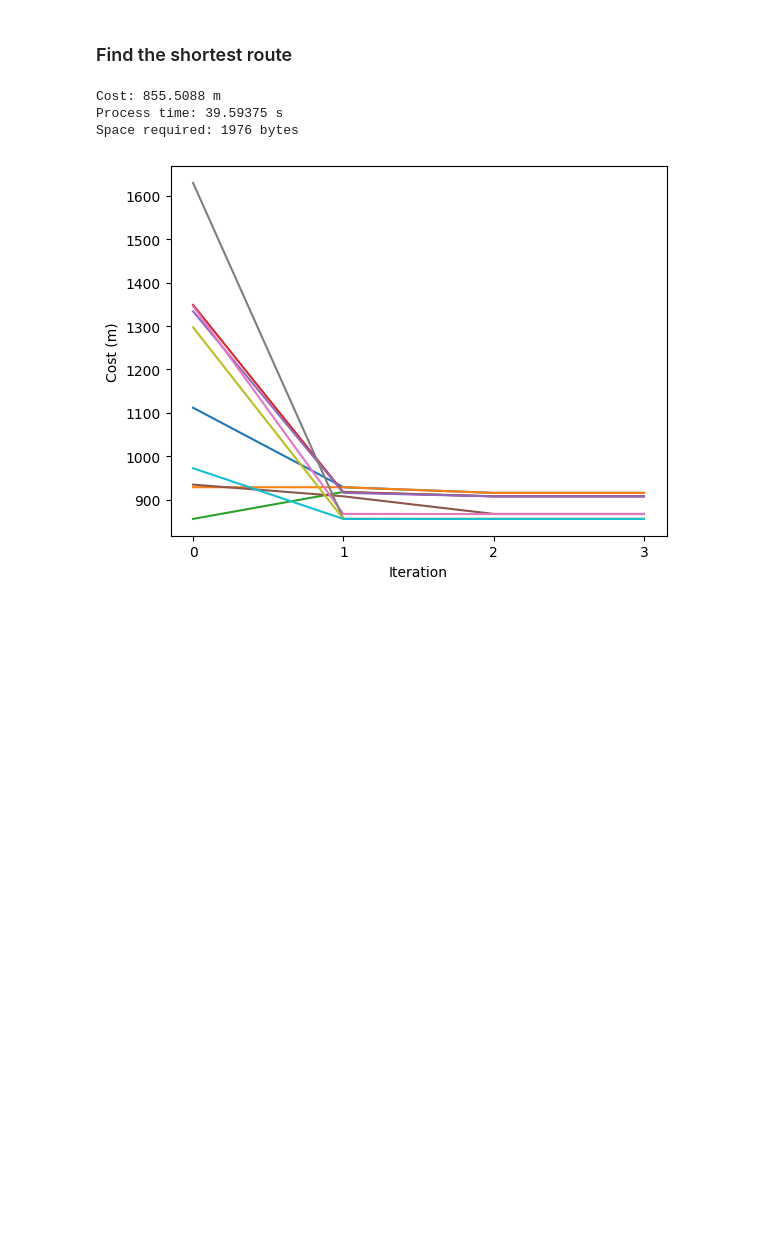
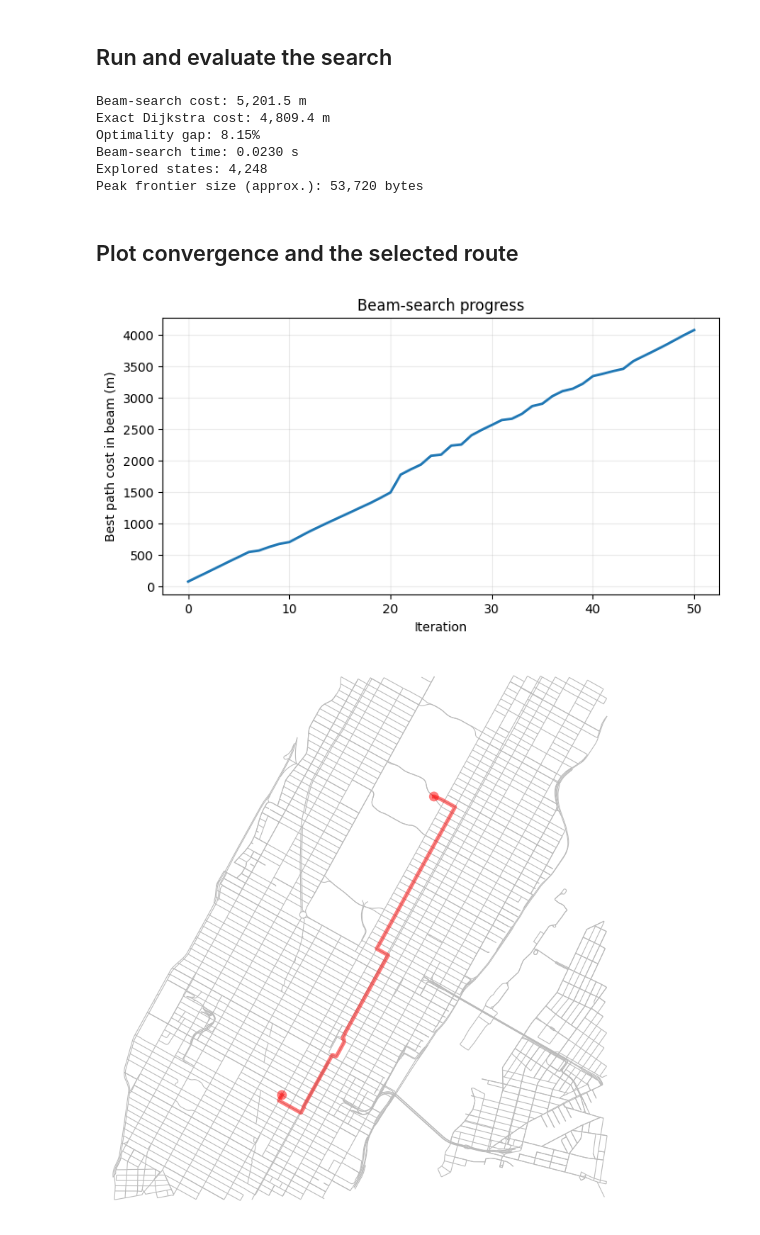
Before and after one commit to Dr-AlaaKhamis/ISE571, a Jupyter notebook: 2_Graph_search/Informed_search/NY_Beam.ipynb, the cells around one changed output. Drawn from its saved outputs; the diff is of its cells as text; code cells hidden in the pictures; blank space fills up the shorter version.

```diff
--- a/2_Graph_search/Informed_search/NY_Beam.ipynb
+++ b/2_Graph_search/Informed_search/NY_Beam.ipynb
@@ -91,20 +178,62 @@ def Beam_Search(G, origin, destination, k=10, n=20):
+# %% [markdown]
+## Run and evaluate the search
+# %%
+solution = beam_search(
+    G,
+    origin_id,
+    destination_id,
+    beam_width=100,
+)
+route = solution.route
+
+# Dijkstra provides the exact shortest-distance baseline.
+exact_route = ox.routing.shortest_path(
+    G,
+    origin_id,
+    destination_id,
+    weight="length",
+)
+exact_cost = route_cost(G, exact_route)
+gap = 100 * (solution.cost - exact_cost) / exact_cost
+
+print(f"Beam-search cost: {solution.cost:,.1f} m")
+print(f"Exact Dijkstra cost: {exact_cost:,.1f} m")
+print(f"Optimality gap: {gap:.2f}%")
+print(f"Beam-search time: {solution.time:.4f} s")
+print(f"Explored states: {solution.explored:,}")
+print(f"Peak frontier size (approx.): {solution.peak_frontier_bytes:,} bytes")
+# %% [output]
+Beam-search cost: 5,201.5 m
+Exact Dijkstra cost: 4,809.4 m
+Optimality gap: 8.15%
+Beam-search time: 0.0230 s
+Explored states: 4,248
+Peak frontier size (approx.): 53,720 bytes
 # %% [markdown]
-### Find the shortest route
+## Plot convergence and the selected route
-# %%
-solution = Beam_Search(G, origin, destination, k=10, n=20)
-route = solution.result
-print(f"Cost: {cost(G,route)} m")
-print(f"Process time: {solution.time} s")
-print(f"Space required: {solution.space} bytes")
-for c in solution.explored:
-    plt.plot(c)
-plt.xticks(list(range(len(solution.explored[0]))))
-plt.ylabel("Cost (m)")
-plt.xlabel("Iteration")
-plt.show()
-# %% [output]
-Cost: 855.5088 m
-Process time: 39.59375 s
-Space required: 1976 bytes
-[figure, removed]
+# %%
+if solution.beam_cost_history:
+    best_cost_per_iteration = [min(values) for values in solution.beam_cost_history]
+    plt.figure(figsize=(8, 4))
+    plt.plot(best_cost_per_iteration, linewidth=2)
+    plt.xlabel("Iteration")
+    plt.ylabel("Best path cost in beam (m)")
+    plt.title("Beam-search progress")
+    plt.grid(alpha=0.25)
+    plt.show()
+
+fig, ax = ox.plot_graph_route(
+    G,
+    route,
+    route_color="red",
+    route_linewidth=4,
+    node_size=0,
+    bgcolor="white",
+    edge_color="#BBBBBB",
+    edge_linewidth=0.8,
+    figsize=(10, 10),
+)
+# %% [output]
+[figure, added]
+[figure, added]
 # %% [markdown]
```
Also changed, not shown: parts of 15 cells of this notebook, 5 other files.
